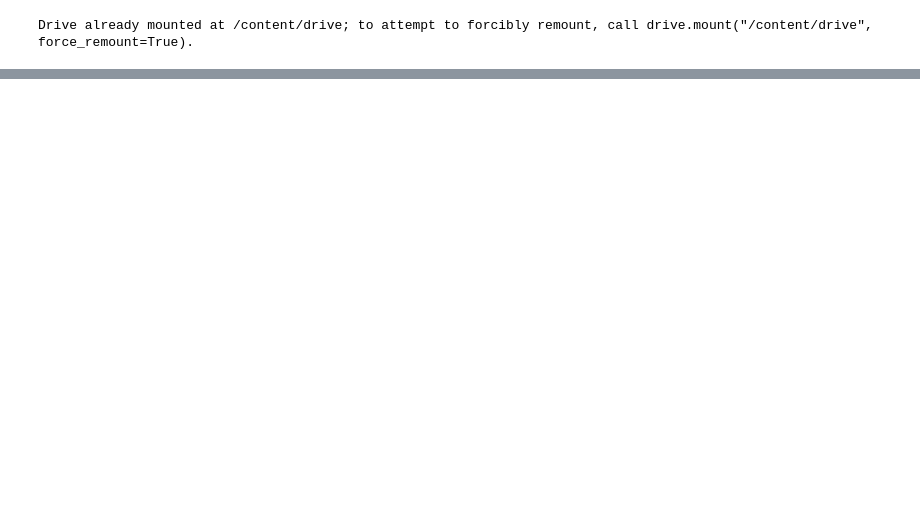
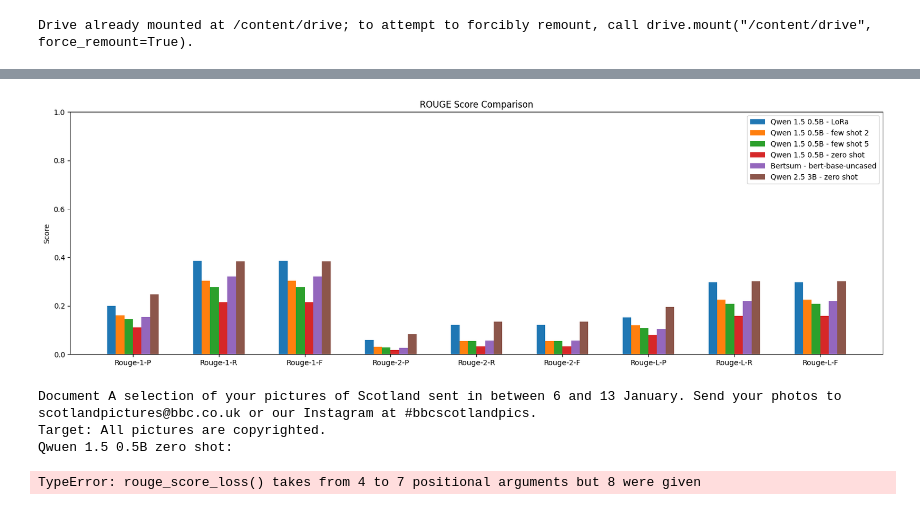
Before and after one commit to Elbergg/llm-projekt, a Jupyter notebook: projekt.ipynb, the cells around one changed output, grey strips where cells are left out. Cells and saved outputs as stored; diff of their text form; code cells hidden in the pictures; blank space fills up the shorter version.

```diff
--- a/projekt.ipynb
+++ b/projekt.ipynb
@@ -182,6 +184,7 @@ def rouge_score_loss(
     prompt=None,
     promptsuff=None,
     m=Rouge(variants=["L", 2], multiref="best"),
+    prints = False,
 ):
     if bert:
         predictions = [
@@ -220,9 +223,10 @@ def rouge_score_loss(
             new_tokens, skip_special_tokens=True
         )
 
-    print(f"Doc: {batch['document'][0][:100]}")
-    print(f"Prediction: {predictions[0]}")
-    print(f"Target: {batch['summary'][0]}")
+    if prints:
+      # print(f"Doc: {batch['document'][0]}")
+      print(f"Prediction: {predictions[0]}")
+      # print(f"Target: {batch['summary'][0]}")
 
     predictions = [
         clean(pred) if pred.strip() else "." for pred in predictions
@@ -238,9 +242,9 @@ import numpy as np
 
 def plot_data(data, labels=['Rouge-1-P', 'Rouge-1-R', 'Rouge-1-F','Rouge-2-P', 'Rouge-2-R', 'Rouge-2-F',  'Rouge-L-P', 'Rouge-L-R', 'Rouge-L-F', ], models = ['Qwen 1.5 0.5B - LoRa', 'Qwen 1.5 0.5B - few shot 2', 'Qwen 1.5 0.5B - few shot 5', 'Qwen 1.5 0.5B - zero shot', 'Bertsum - bert-base-uncased', 'Qwen 2.5 3B - zero shot']):
     x = np.arange(len(labels))
-    width = 0.2
+    width = 0.1
 
-    plt.figure(figsize=(10, 6))
+    plt.figure(figsize=(20, 6))
     for i, row in enumerate(data):
         offset = x + (i * width)
         plt.bar(offset, row, width=width, label=models[i])
@@ -273,6 +277,7 @@ def calc_loss_loader(
     tokenizer: any,
     prompt=None,
     promptsuff=None,
+    prints = False,
 ) -> float:
     results = []
 
@@ -288,6 +293,7 @@ def calc_loss_loader(
             prompt,
             promptsuff,
             m,
+            prints
         )
         results.append(list(ret.values()))
 
@@ -302,6 +308,7 @@ def evaluate_model(
     tokenizer: any,
     prompt: str = "",
     promptsuff: str = "",
+    prints = False
 ) -> tuple[float, float]:
     if not bert:
         model.eval()
@@ -315,6 +322,7 @@ def evaluate_model(
             tokenizer=tokenizer,
             prompt=prompt,
             promptsuff=promptsuff,
+            prints=prints,
         )
 
     return loss
@@ -522,5 +547,7 @@ Unsloth: Fast downloading is enabled - ignore downloading bars which are red col
 # %%
-plot_data([data_ft, data_2,data_5, data_zero_shot, data_bertsum, model_better])
+plot_data([data_ft, data_2,data_5, data_zero_shot, data_bertsum, data_better])
+# %% [output]
+[figure, added]
 # %%
 text = """
 BLEU: Measuring n-gram Precision
@@ -573,0 +570,21 @@ predictions = tokenizer.batch_decode(
+# %%
+showcase_dataset = ds["test"].select(range(1))
+showcase_loader = DataLoader(showcase_dataset, batch_size=batch_size, shuffle=True, num_workers=num_workers)
+batch = next(iter(showcase_loader))
+print(f"Document {batch['document'][0]}")
+print(f"Target: {batch['summary'][0]}")
+print("Qwuen 1.5 0.5B zero shot:")
+evaluate_model(model, showcase_loader , device='cuda', bert=False, tokenizer=tokenizer, prompt=prompt0, promptsuff = "[AGENT]", prints = True)
+print("Qwuen 1.5 0.5B two shot:")
+evaluate_model(model, showcase_loader , device='cuda', bert=False, tokenizer=tokenizer, prompt=prompt2, promptsuff = "[AGENT]", prints = True)
+print("Qwuen 1.5 0.5B five shot:")
+evaluate_model(model, showcase_loader , device='cuda', bert=False, tokenizer=tokenizer, prompt=prompt5, promptsuff = "[AGENT]", prints = True)
+print("Qwuen 1.5 0.5B fine tuned:")
+evaluate_model(ft_model, showcase_loader , device='cuda', bert=False, tokenizer=tokenizer, prompt=prompt0, promptsuff = "[AGENT]", prints = True)
+print("Qwuen 2.5 3B zero shot:")
+evaluate_model(model_better, showcase_loader , device='cuda', bert=False, tokenizer=tokenizer, prompt=prompt0, promptsuff = "[AGENT]", prints = True)
+# %% [output]
+Document A selection of your pictures of Scotland sent in between 6 and 13 January. Send your photos to scotlandpictures@bbc.co.uk or our Instagram at #bbcscotlandpics.
+Target: All pictures are copyrighted.
+Qwuen 1.5 0.5B zero shot:
+TypeError: rouge_score_loss() takes from 4 to 7 positional arguments but 8 were given
```
Also changed, not shown: parts of 14 cells of this notebook.
